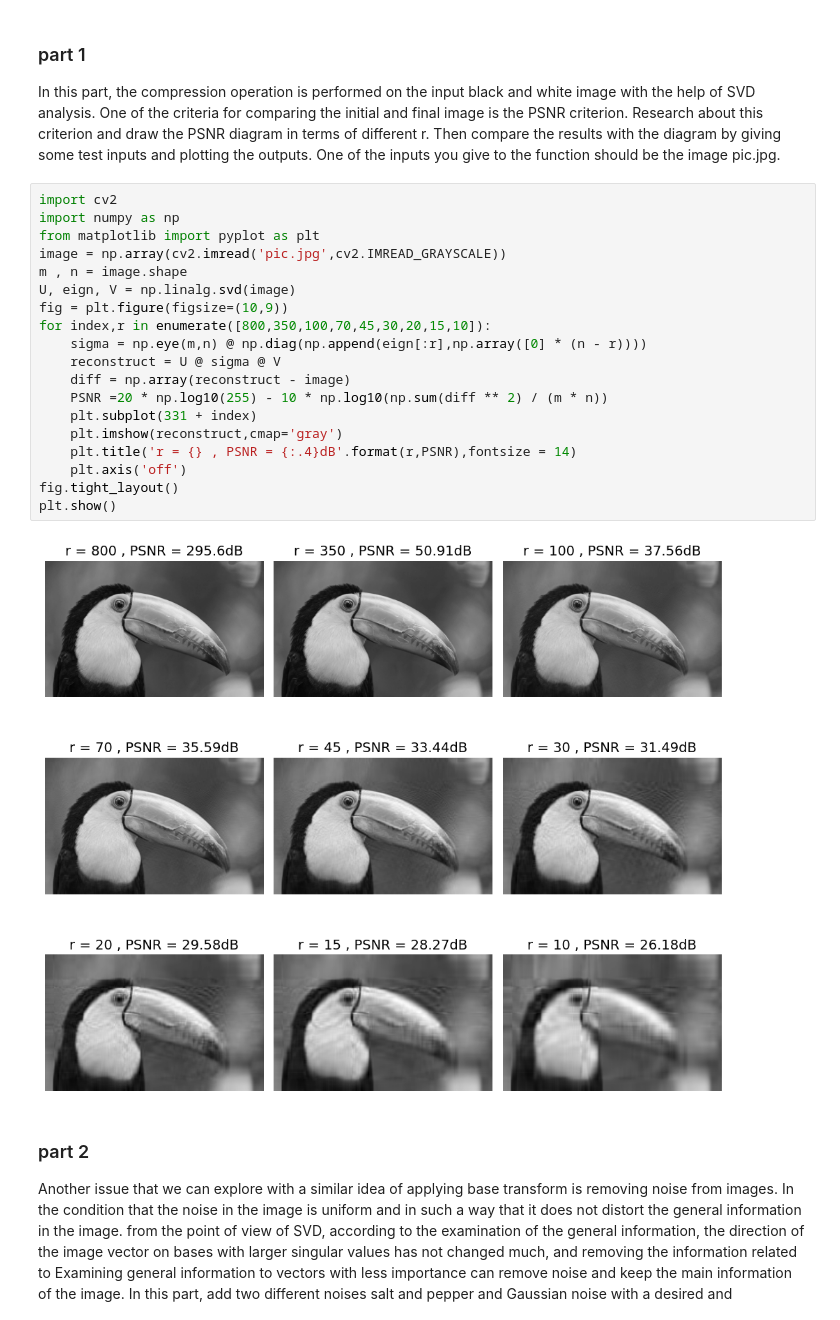
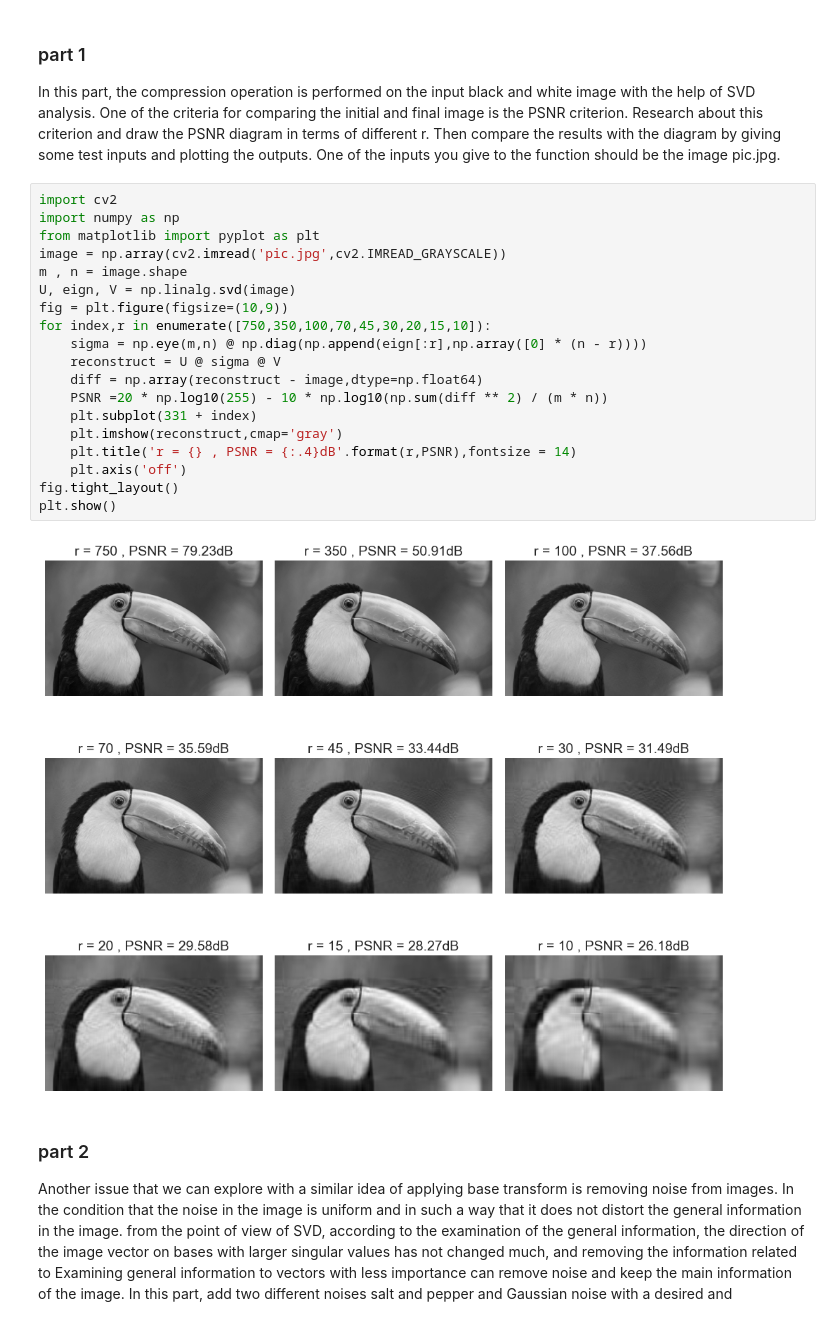
Before and after one commit to AliKouchekzade/MMIE_CHW3, a Jupyter notebook: CHW3.ipynb, the cells around one changed output. Cells and saved outputs as stored; diff of their text form.

```diff
--- a/CHW3.ipynb
+++ b/CHW3.ipynb
@@ -219,24 +219,24 @@ One of the inputs you give to the function should be the image pic.jpg.
 # %%
 import cv2
 import numpy as np
 from matplotlib import pyplot as plt
 image = np.array(cv2.imread('pic.jpg',cv2.IMREAD_GRAYSCALE))
 m , n = image.shape
 U, eign, V = np.linalg.svd(image)
 fig = plt.figure(figsize=(10,9))
-for index,r in enumerate([800,350,100,70,45,30,20,15,10]):
+for index,r in enumerate([750,350,100,70,45,30,20,15,10]):
     sigma = np.eye(m,n) @ np.diag(np.append(eign[:r],np.array([0] * (n - r))))
     reconstruct = U @ sigma @ V
-    diff = np.array(reconstruct - image)
+    diff = np.array(reconstruct - image,dtype=np.float64)
     PSNR =20 * np.log10(255) - 10 * np.log10(np.sum(diff ** 2) / (m * n))
     plt.subplot(331 + index)
     plt.imshow(reconstruct,cmap='gray')
     plt.title('r = {} , PSNR = {:.4}dB'.format(r,PSNR),fontsize = 14)
     plt.axis('off')
 fig.tight_layout()
 plt.show()
 # %% [output]
-[figure, old version]
+[figure, new version]
 # %% [markdown]
 ###  part 2
 
```
Also changed, not shown: parts of 14 cells of this notebook.
